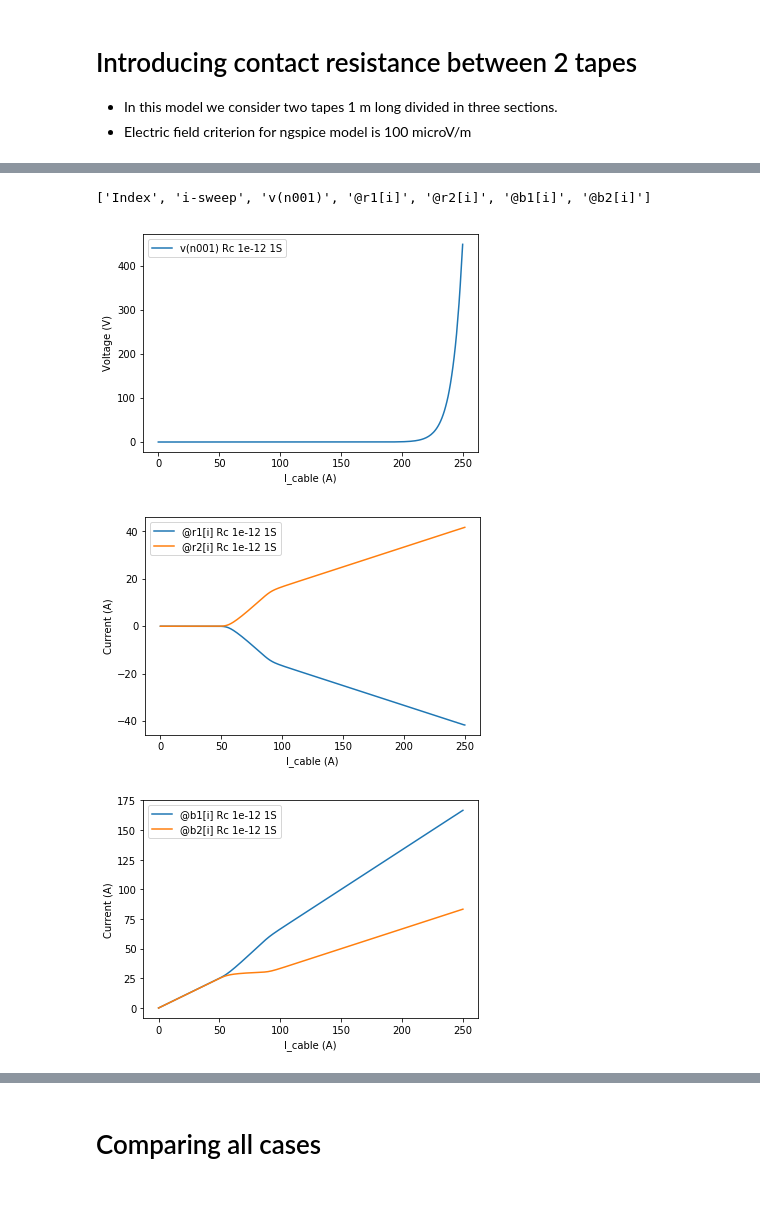
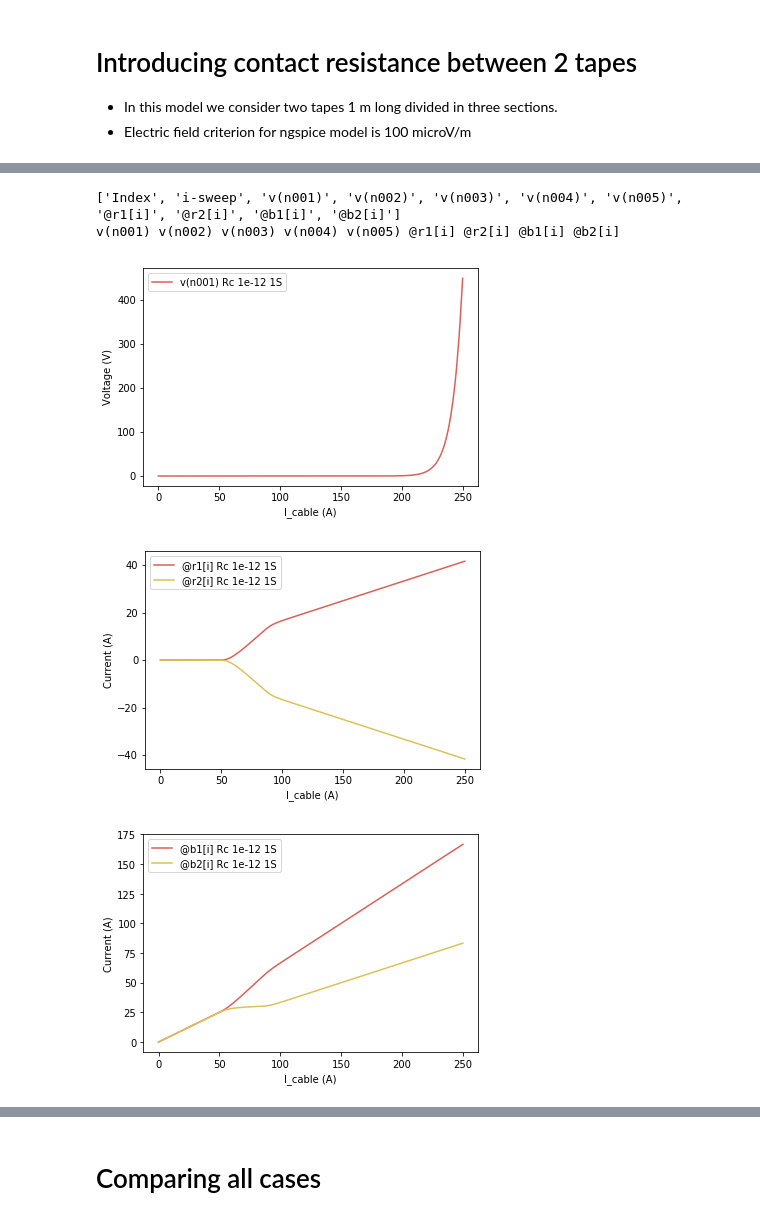
Before and after one commit to auroc10/LBNL, a Jupyter notebook: Contact/Contact resistance.ipynb, the cells around one changed output, grey strips where cells are left out. Cells and saved outputs as stored; diff of their text form; code cells hidden in the pictures.

```diff
--- a/Contact/Contact resistance.ipynb
+++ b/Contact/Contact resistance.ipynb
@@ -206,10 +252,15 @@ plt.show()
 # %%
+
+sns.set_palette(sns.color_palette("hls", 12))
 %matplotlib notebook
+nc2 = 15
 for i in range(num_vsources):
-    plt.plot(Icable1,data1[:,i+7],label = Labels[i+7]+f' Rc {Rc[0]}')
-    plt.plot(Icable2,data2[:,i+7],'--',label = Labels[i+7]+f' Rc {Rc[1]}')
+    plt.plot(Icable1,data1[:,i+nc2],label = Labels[i+nc2]+f' Rc {Rc[0]}')
+    plt.plot(Icable2,data2[:,i+nc2],'--',label = Labels[i+nc2]+f' Rc {Rc[1]}')
 plt.xlabel('I_cable (A)')
 plt.ylabel('Current (A)')
 plt.title('Current through SC voltage sources')
+plt.xlim(0,150)
+plt.grid()
 plt.legend()
 plt.show()
@@ -232,19 +346,38 @@ def generatenetlist_onesection(filename,Rc):
         output.write(f'rt_i_2 N004 N001 {Rt/2}\n')
         output.write(f'rt_f_1 0 N003 {Rt/2}\n')
         output.write(f'rt_f_2 0 N005 {Rt/2}\n')
-        output.write(f'r1 N002 N004 {Rc}\n')
-        output.write(f'r2 N003 N005 {Rc}\n')
+        output.write(f'r1 N004 N002 {Rc}\n')
+        output.write(f'r2 N005 N003 {Rc}\n')
         output.write(f'b1 N002 N003 V=100E-6*pow((I(b1)/{Ic1}),{n})\n')
         output.write(f'b2 N004 N005 V=100E-6*pow((I(b2)/{Ic2}),{n})\n')
         output.write('.options savecurrents\n')
         output.write(f'.dc I1 0 {Imax} 1\n')
         #output.write('.print dc  V(n001) I(B1)\n')
         #output.write('.print dc V(n001) @r1[i] @r2[i] @r3[i] @r4[i] @b1[i] @b2[i] @b3[i] @b4[i] @b5[i] @b6[i]\n')
-        output.write('.print dc v(n001) @r1[i] @r2[i] @b1[i] @b2[i]\n')
+        output.write('.print dc v(n001) v(n002) v(n003) v(n004) v(n005) @r1[i] @r2[i] @b1[i] @b2[i]\n')
         output.write('.end\n')
+# %%
+# Printing the labels of the elements to read current for this case
+Labels = ['Index','i-sweep']
+num_resistances = 2
+num_vsources = 2
+num_nodes = 5
+for i in range(num_nodes):
+    Labels.append(f'v(n00{i+1})')
+for i in range(num_resistances):
+    Labels.append(f'@r{i+1}[i]')
+for i in range(num_vsources):
+    Labels.append(f'@b{i+1}[i]')
+
+print(Labels)
+print(*Labels[2:], sep=' ')
+# %% [output]
+['Index', 'i-sweep', 'v(n001)', 'v(n002)', 'v(n003)', 'v(n004)', 'v(n005)', '@r1[i]', '@r2[i]', '@b1[i]', '@b2[i]']
+v(n001) v(n002) v(n003) v(n004) v(n005) @r1[i] @r2[i] @b1[i] @b2[i]
 # %%
-#%matplotlib inline
+%matplotlib inline
 
+'''
 # Printing the labels of the elements to read current for this case
 Labels = ['Index','i-sweep','v(n001)']
 num_resistances = 2
@@ -256,7 +389,7 @@ for i in range(num_vsources):
 
 print(Labels)
 #print(*Labels[2:], sep=' ')
-
+'''
 
 # Testing different values of contact resistance
 Rc = np.array([1E-12])
@@ -273,36 +406,37 @@ for i in range(len(Rc)):
 
 #data2 = readdata(f'Rc {Rc[0]}.cir')
 
 
 
 # Plotting data for two cases
 Icable1 = data1[:,1]
 #Icable2 = data2[:,1]
 
 plt.plot(Icable1,data1[:,2],label = Labels[2]+f' Rc {Rc[0]} 1S')
 #plt.plot(Icable2,data2[:,2],'--',label = Labels2[2]+f' Rc {Rc[0]} 3S')
 plt.xlabel('I_cable (A)')
 plt.ylabel('Voltage (V)')
 plt.legend()
 plt.show()
 
+nc = 7
 for i in range(num_resistances):
-    plt.plot(Icable1,data1[:,i+3],label = Labels[i+3]+f' Rc {Rc[0]} 1S')
+    plt.plot(Icable1,data1[:,i+nc],label = Labels[i+nc]+f' Rc {Rc[0]} 1S')
     #plt.plot(Icable2,data2[:,i+3],'--',label = Labels2[i+3]+f' Rc {Rc[0]} 3S')
 plt.xlabel('I_cable (A)')
 plt.ylabel('Current (A)')
 plt.legend()
 plt.show()
 
+nc2 = 9
 for i in range(num_vsources):
-    plt.plot(Icable1,data1[:,i+5],label = Labels[i+5]+f' Rc {Rc[0]} 1S')
+    plt.plot(Icable1,data1[:,i+nc2],label = Labels[i+nc2]+f' Rc {Rc[0]} 1S')
     #plt.plot(Icable2,data2[:,i+7],'--',label = Labels[i+7]+f' Rc {Rc[0]} 3S')
 plt.xlabel('I_cable (A)')
 plt.ylabel('Current (A)')
 plt.legend()
 plt.show()
 # %% [output]
-['Index', 'i-sweep', 'v(n001)', '@r1[i]', '@r2[i]', '@b1[i]', '@b2[i]']
-[figure, old version]
+[figure, new version]
-[figure, old version]
+[figure, new version]
-[figure, old version]
+[figure, new version]
```
Also changed, not shown: parts of 12 cells of this notebook.
